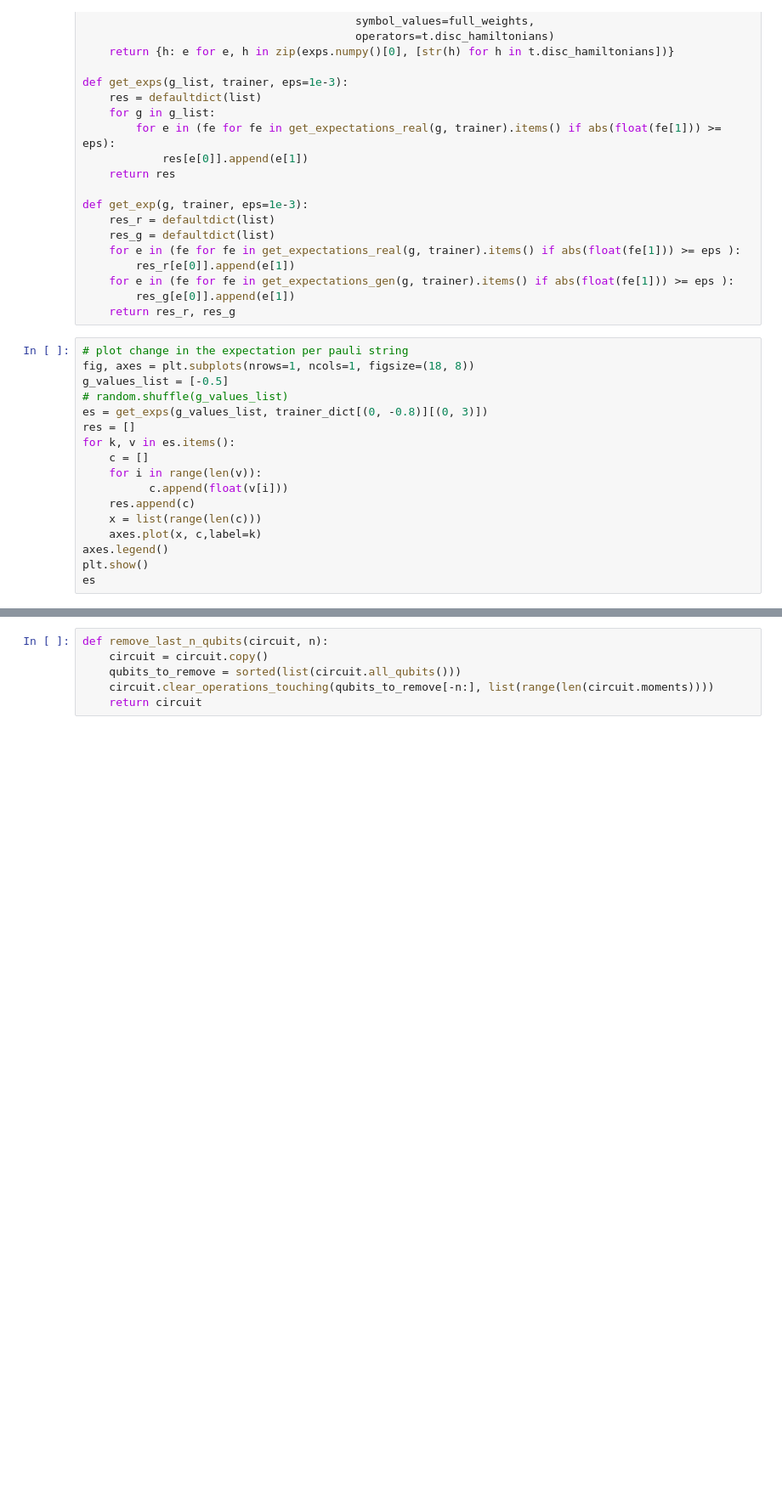
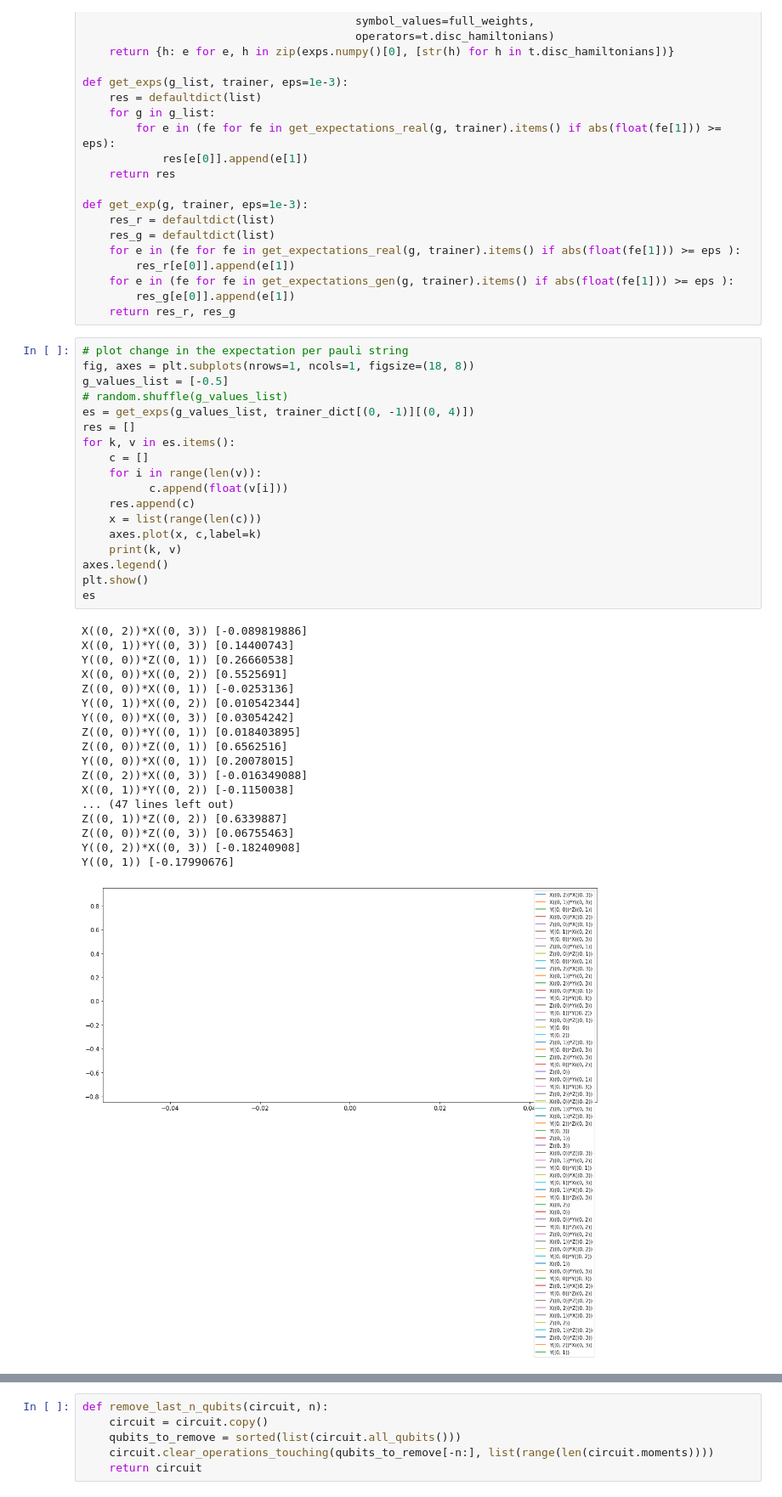
Before and after one commit to WiktorJ/quantum-gans, a Jupyter notebook: QuWGAN.ipynb, the cells around one changed output, grey strips where cells are left out. Shown at 85% size. Drawn from its saved outputs; the diff is of its cells as text; blank space fills up the shorter version.

```diff
--- a/QuWGAN.ipynb
+++ b/QuWGAN.ipynb
@@ -461,17 +471,37 @@ def get_exp(g, trainer, eps=1e-3):
 # %%
 # plot change in the expectation per pauli string
 fig, axes = plt.subplots(nrows=1, ncols=1, figsize=(18, 8))
 g_values_list = [-0.5]
 # random.shuffle(g_values_list)
-es = get_exps(g_values_list, trainer_dict[(0, -0.8)][(0, 3)])
+es = get_exps(g_values_list, trainer_dict[(0, -1)][(0, 4)])
 res = []
 for k, v in es.items():
     c = []
     for i in range(len(v)):
           c.append(float(v[i]))
     res.append(c)
     x = list(range(len(c)))
     axes.plot(x, c,label=k)
+    print(k, v)
 axes.legend()
 plt.show()
 es
+# %% [output]
+X((0, 2))*X((0, 3)) [-0.089819886]
+X((0, 1))*Y((0, 3)) [0.14400743]
+Y((0, 0))*Z((0, 1)) [0.26660538]
+X((0, 0))*X((0, 2)) [0.5525691]
+Z((0, 0))*X((0, 1)) [-0.0253136]
+Y((0, 1))*X((0, 2)) [0.010542344]
+Y((0, 0))*X((0, 3)) [0.03054242]
+Z((0, 0))*Y((0, 1)) [0.018403895]
+Z((0, 0))*Z((0, 1)) [0.6562516]
+Y((0, 0))*X((0, 1)) [0.20078015]
+Z((0, 2))*X((0, 3)) [-0.016349088]
+X((0, 1))*Y((0, 2)) [-0.1150038]
+... (47 lines left out)
+Z((0, 1))*Z((0, 2)) [0.6339887]
+Z((0, 0))*Z((0, 3)) [0.06755463]
+Y((0, 2))*X((0, 3)) [-0.18240908]
+Y((0, 1)) [-0.17990676]
+[figure, added]
```
Also changed, not shown: parts of 4 cells of this notebook, 2 other files.
